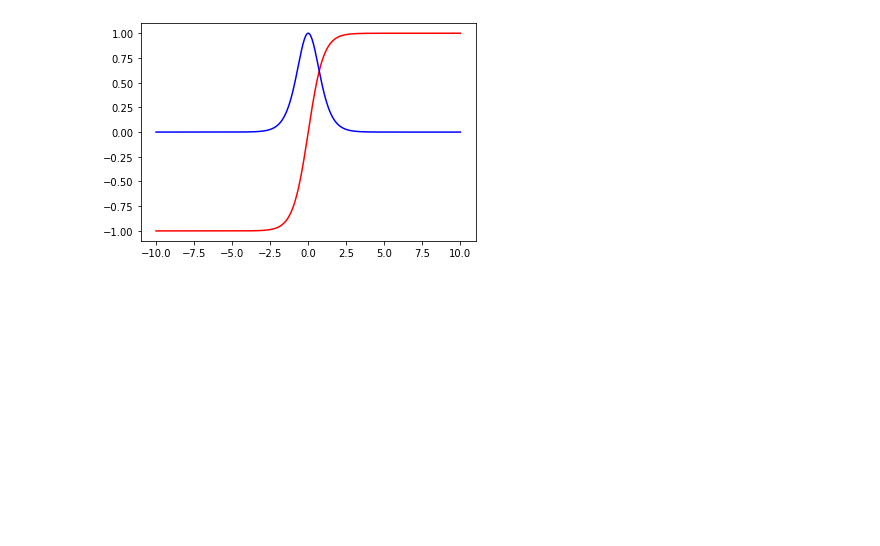
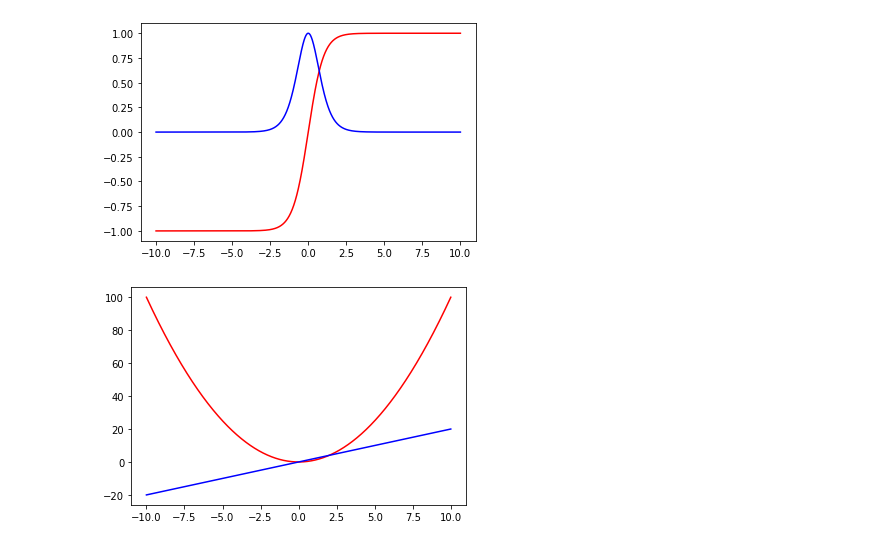
Before and after one commit to chetannitk/tensorflow_snippet, a Jupyter notebook: Gradient_calculation.ipynb, the cells around one changed output. Drawn from its saved outputs; the diff is of its cells as text; code cells hidden in the pictures; blank space fills up the shorter version.

```diff
--- a/Gradient_calculation.ipynb
+++ b/Gradient_calculation.ipynb
@@ -53,9 +57,11 @@ plt.show()
 # %%
 ## tanh gradient
 with tf.GradientTape() as tape:
-    y = tf.tanh(x)
+    y = x*x
 
 dy = tape.gradient(y,x)
 plt.plot(x.numpy() ,y.numpy(), color="red")
 plt.plot(x.numpy(), dy.numpy(), color="blue")
 plt.show()
+# %% [output]
+[figure, added]
```
Also changed, not shown: parts of 2 cells of this notebook.
